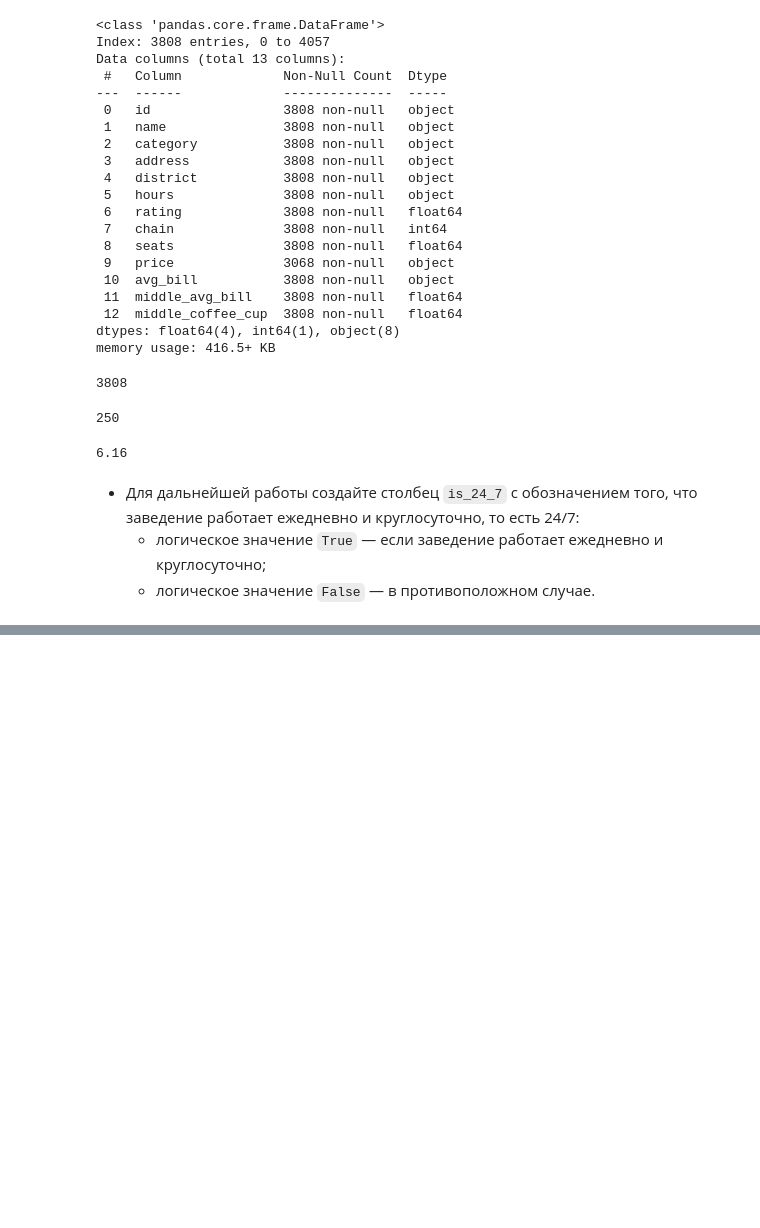
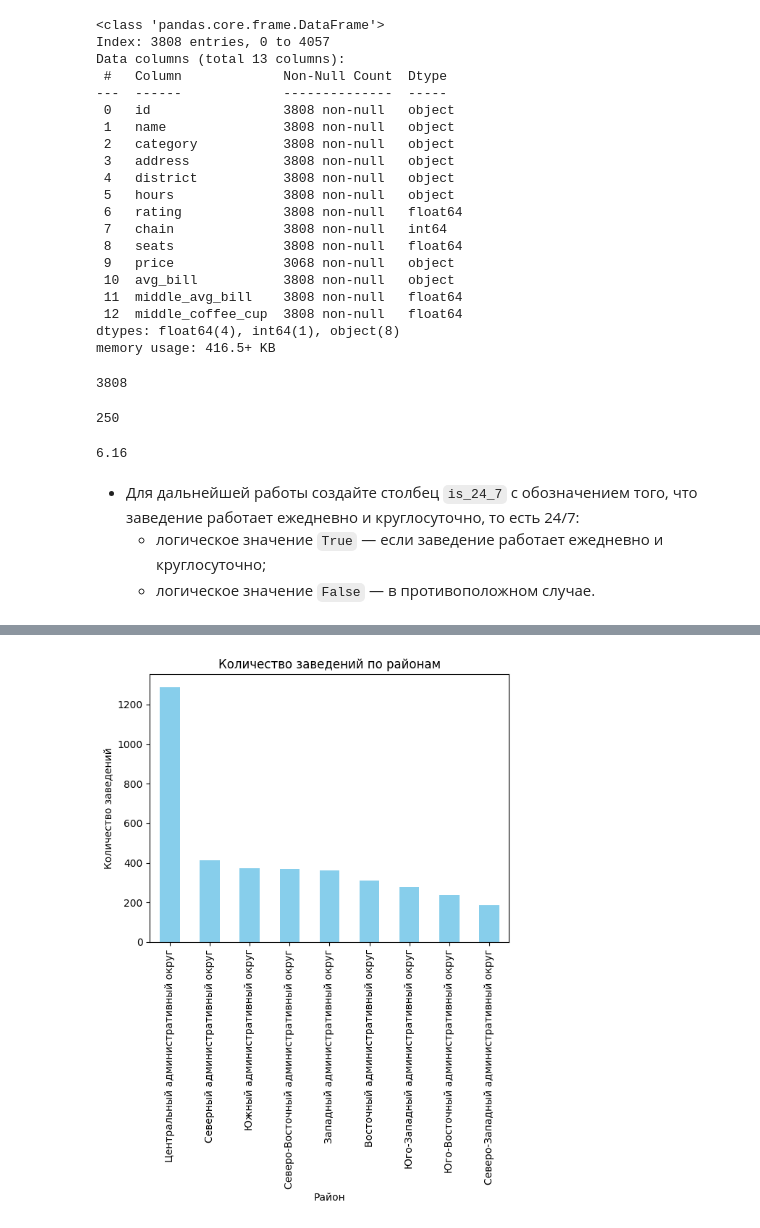
Before and after one commit to PsychoCoderrr/YPracticumProjects, a Jupyter notebook: VizPythonProject.ipynb, the cells around one changed output, grey strips where cells are left out. Cells and saved outputs as stored; diff of their text form; code cells hidden in the pictures; blank space fills up the shorter version.

```diff
--- a/VizPythonProject.ipynb
+++ b/VizPythonProject.ipynb
@@ -351,0 +392,11 @@ df_merged['is_24_7'] = (df['hours'] == '')
+# %%
+df_merged['district'].value_counts().plot(
+    kind = 'bar',
+    color = 'skyblue',
+)
+plt.title('Количество заведений по районам')
+plt.ylabel('Количество заведений')
+plt.xlabel('Район')
+plt.show()
+# %% [output]
+[figure, added]
```
Also changed, not shown: parts of 14 cells of this notebook.
